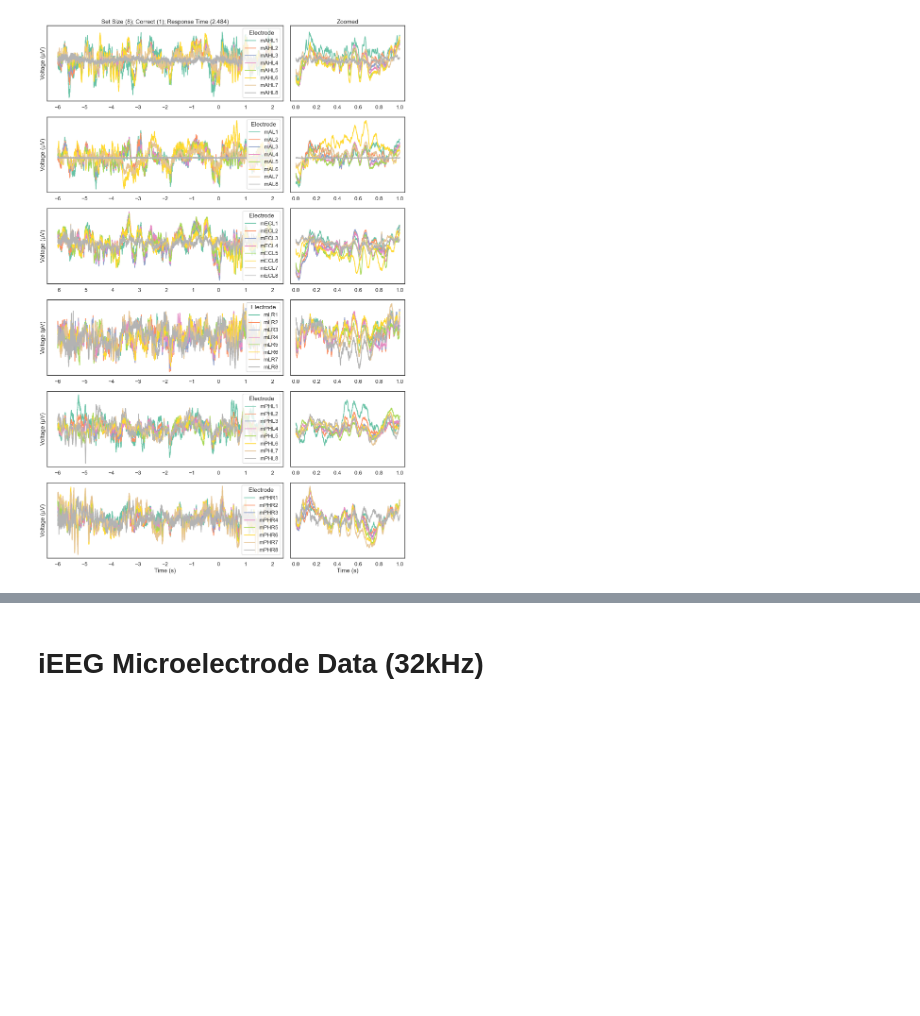
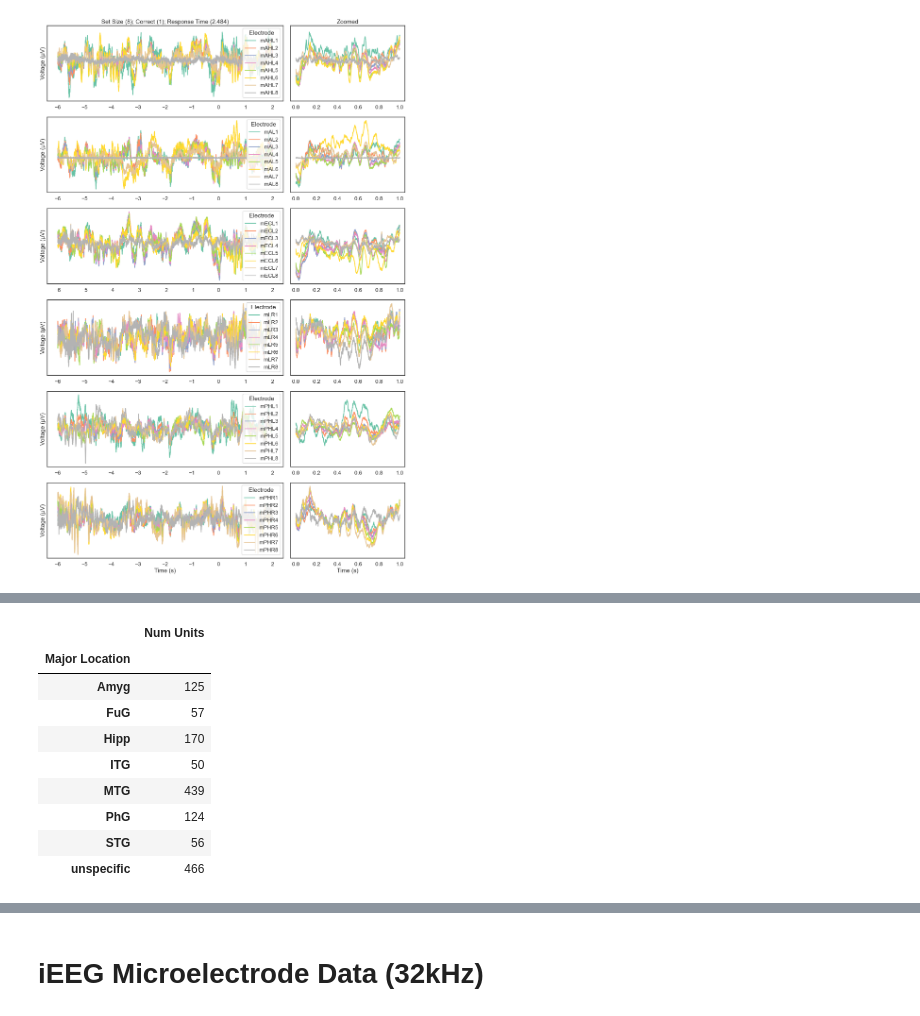
Before and after one commit to Oafish1/Ephys-Analysis, a Jupyter notebook: hiEEG.ipynb, the cells around one changed output, grey strips where cells are left out. Saved outputs shown, nothing was run; the diff lists cells and outputs as text; code cells hidden in the pictures; blank space fills up the shorter version.

```diff
--- a/hiEEG.ipynb
+++ b/hiEEG.ipynb
@@ -95,0 +199,15 @@ plt.tight_layout()
+# %%
+# (electrode_records['Inside'] * electrode_records['Num Units']).sum()
+electrode_records.groupby('Major Location')['Num Units'].sum().to_frame()
+# electrode_records.groupby('Raw Location')['Num Units'].sum().to_frame()
+# %% [output]
+|  | Num Units |
+| Major Location |  |
+| Amyg | 125 |
+| FuG | 57 |
+| Hipp | 170 |
+| ITG | 50 |
+| MTG | 439 |
+| PhG | 124 |
+| STG | 56 |
+| unspecific | 466 |
```
Also changed, not shown: parts of 11 cells of this notebook, 1 other file.
